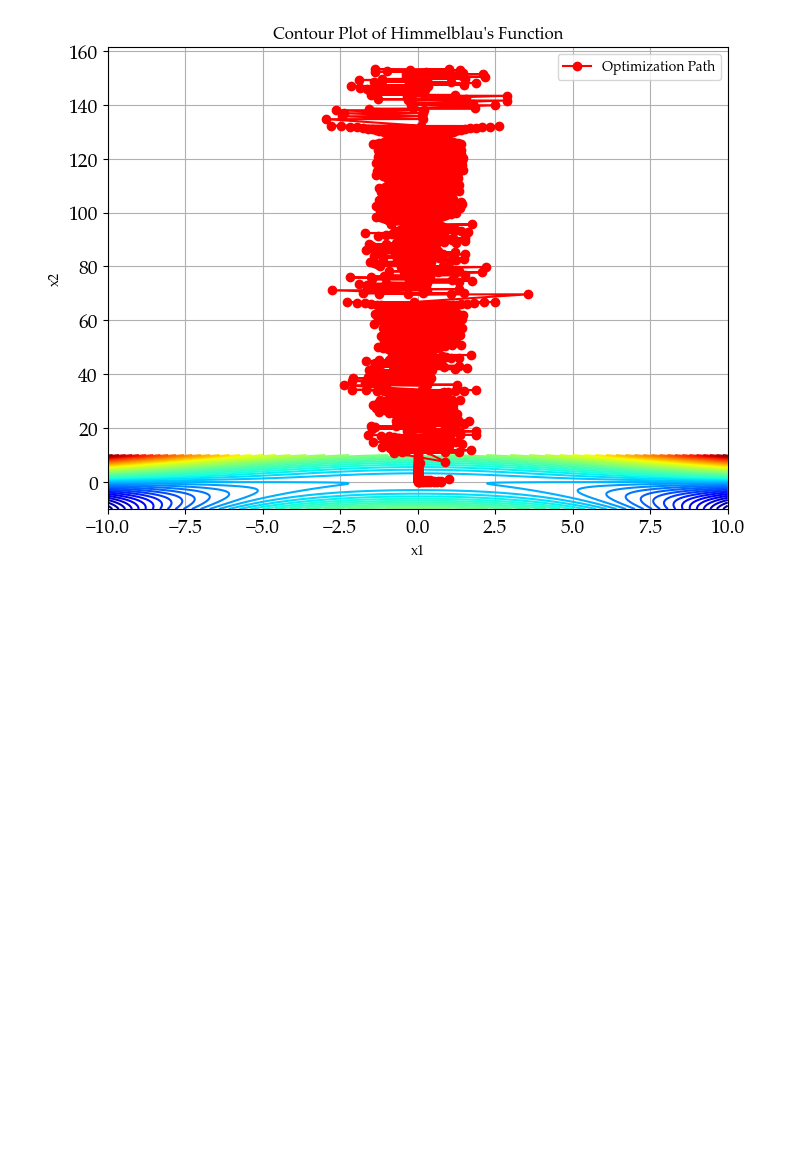
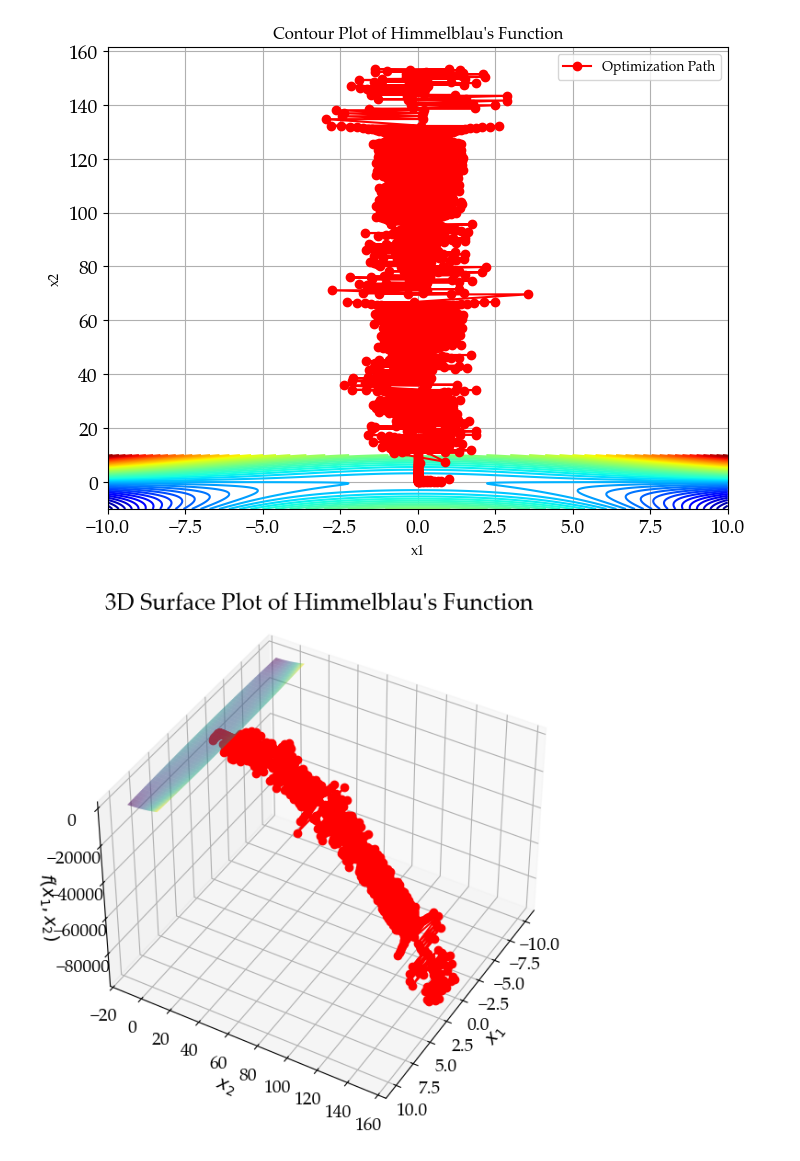
Before and after one commit to fegara/W11-Code, a Jupyter notebook: Assignment_2.ipynb, the cells around one changed output. Saved outputs shown, nothing was run; the diff lists cells and outputs as text; code cells hidden in the pictures; blank space fills up the shorter version.

```diff
--- a/Assignment_2.ipynb
+++ b/Assignment_2.ipynb
@@ -85,3 +85,17 @@ Iteration ke-998: [-2.64703440e-01  1.52857091e+02  1.24226367e+03]
 Iteration ke-999: [9.99727742e-01 1.53159230e+02 1.24465206e+03]
 Iteration ke-1000: [  -1.39273368  153.30281387 1245.84861898]
 [figure]
+# %%
+# 7. Create 3D surface plot
+fig = plt.figure(figsize=(10, 7))
+ax = fig.add_subplot(111, projection='3d')
+ax.plot_surface(X, Y, Z, cmap='viridis', alpha=0.6)
+ax.plot(path[:, 0], path[:, 1], f(path.T), color='red', marker='o', label='Optimization Path')
+ax.set_title("3D Surface Plot of Himmelblau's Function", fontsize=18)
+ax.set_xlabel('$x_1$', fontsize=14)
+ax.set_ylabel('$x_2$', fontsize=14)
+ax.set_zlabel('$f(x_1, x_2)$', fontsize=14)
+# Set the initial view angle
+ax.view_init(elev=40, azim=30)
+# %% [output]
+[figure, added]
```
Also changed, not shown: 6 other files.
